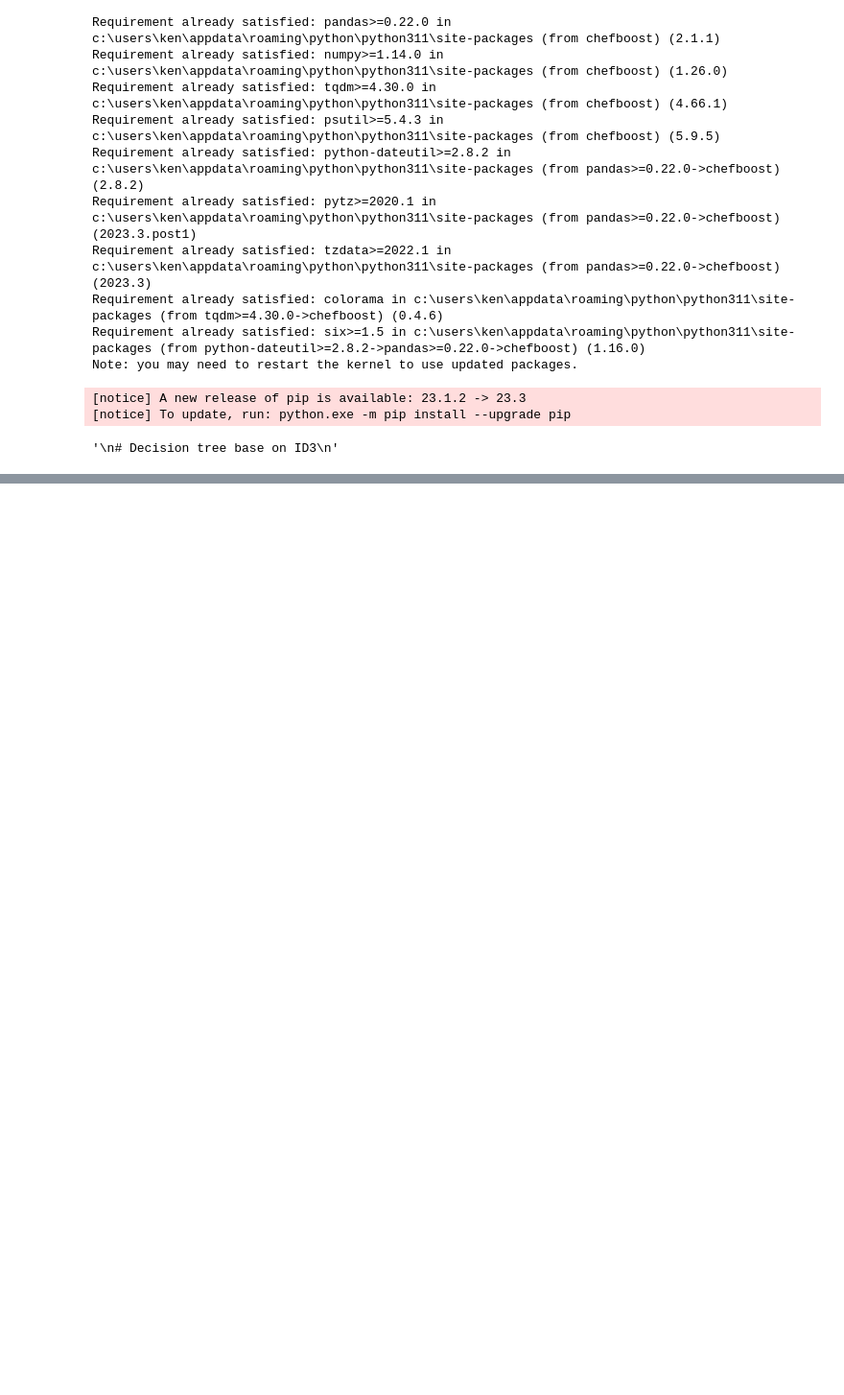
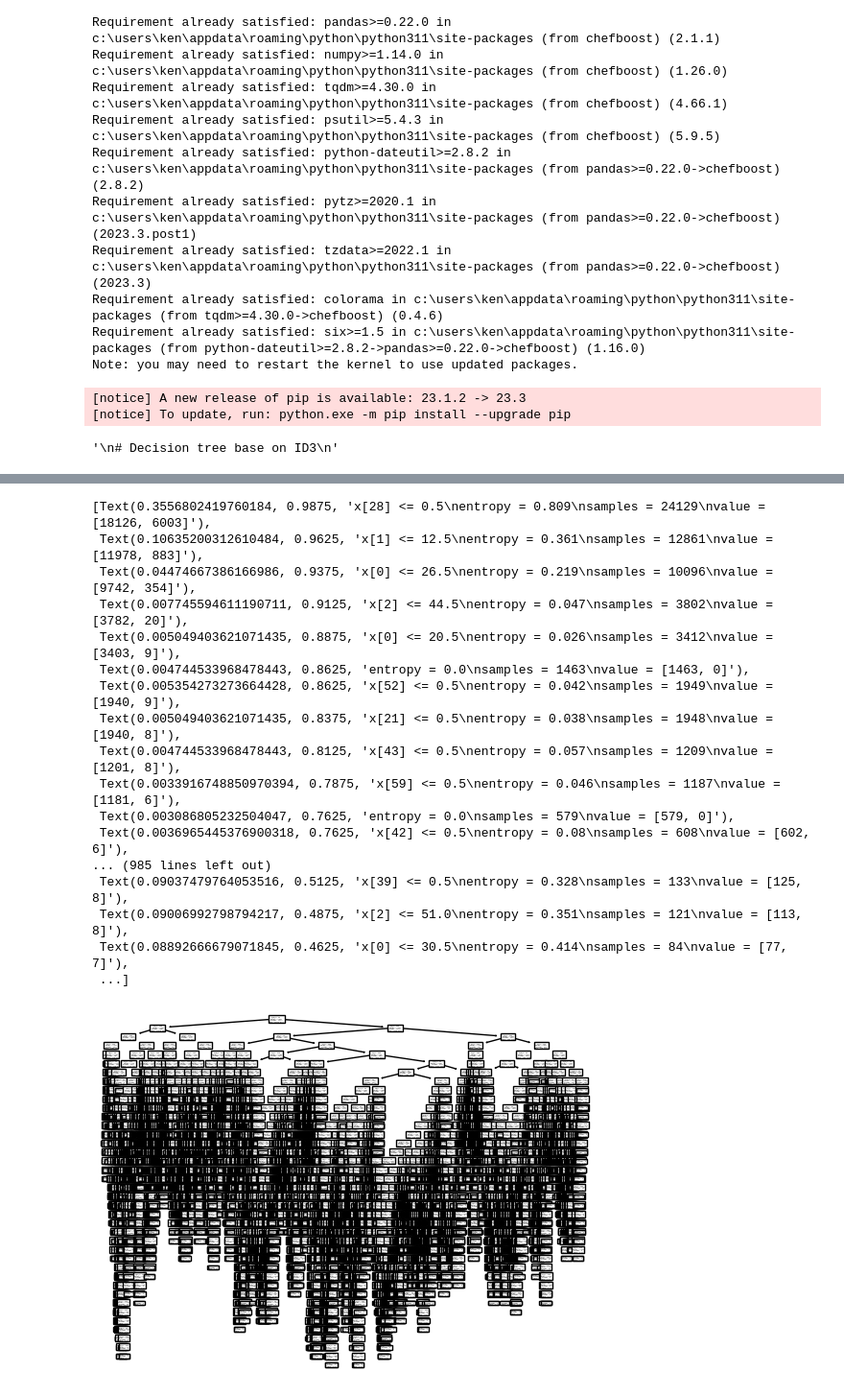
Before and after one commit to A-9-9/DataMining_DecisionTree, a Jupyter notebook: decision_tree.ipynb, the cells around one changed output, grey strips where cells are left out. Shown at 96% size. Cells and saved outputs as stored; diff of their text form; code cells hidden in the pictures; blank space fills up the shorter version.

```diff
--- a/decision_tree.ipynb
+++ b/decision_tree.ipynb
@@ -523,0 +542,21 @@ print(metrics.recall_score(test_y, predict_y))
+# %%
+tree.plot_tree(dt_c5)
+# %% [output]
+[Text(0.3556802419760184, 0.9875, 'x[28] <= 0.5\nentropy = 0.809\nsamples = 24129\nvalue = [18126, 6003]'),
+ Text(0.10635200312610484, 0.9625, 'x[1] <= 12.5\nentropy = 0.361\nsamples = 12861\nvalue = [11978, 883]'),
+ Text(0.04474667386166986, 0.9375, 'x[0] <= 26.5\nentropy = 0.219\nsamples = 10096\nvalue = [9742, 354]'),
+ Text(0.007745594611190711, 0.9125, 'x[2] <= 44.5\nentropy = 0.047\nsamples = 3802\nvalue = [3782, 20]'),
+ Text(0.005049403621071435, 0.8875, 'x[0] <= 20.5\nentropy = 0.026\nsamples = 3412\nvalue = [3403, 9]'),
+ Text(0.004744533968478443, 0.8625, 'entropy = 0.0\nsamples = 1463\nvalue = [1463, 0]'),
+ Text(0.005354273273664428, 0.8625, 'x[52] <= 0.5\nentropy = 0.042\nsamples = 1949\nvalue = [1940, 9]'),
+ Text(0.005049403621071435, 0.8375, 'x[21] <= 0.5\nentropy = 0.038\nsamples = 1948\nvalue = [1940, 8]'),
+ Text(0.004744533968478443, 0.8125, 'x[43] <= 0.5\nentropy = 0.057\nsamples = 1209\nvalue = [1201, 8]'),
+ Text(0.0033916748850970394, 0.7875, 'x[59] <= 0.5\nentropy = 0.046\nsamples = 1187\nvalue = [1181, 6]'),
+ Text(0.003086805232504047, 0.7625, 'entropy = 0.0\nsamples = 579\nvalue = [579, 0]'),
+ Text(0.0036965445376900318, 0.7625, 'x[42] <= 0.5\nentropy = 0.08\nsamples = 608\nvalue = [602, 6]'),
+... (985 lines left out)
+ Text(0.09037479764053516, 0.5125, 'x[39] <= 0.5\nentropy = 0.328\nsamples = 133\nvalue = [125, 8]'),
+ Text(0.09006992798794217, 0.4875, 'x[2] <= 51.0\nentropy = 0.351\nsamples = 121\nvalue = [113, 8]'),
+ Text(0.08892666679071845, 0.4625, 'x[0] <= 30.5\nentropy = 0.414\nsamples = 84\nvalue = [77, 7]'),
+ ...]
+[figure, added]
```
Also changed, not shown: parts of 19 cells of this notebook.
